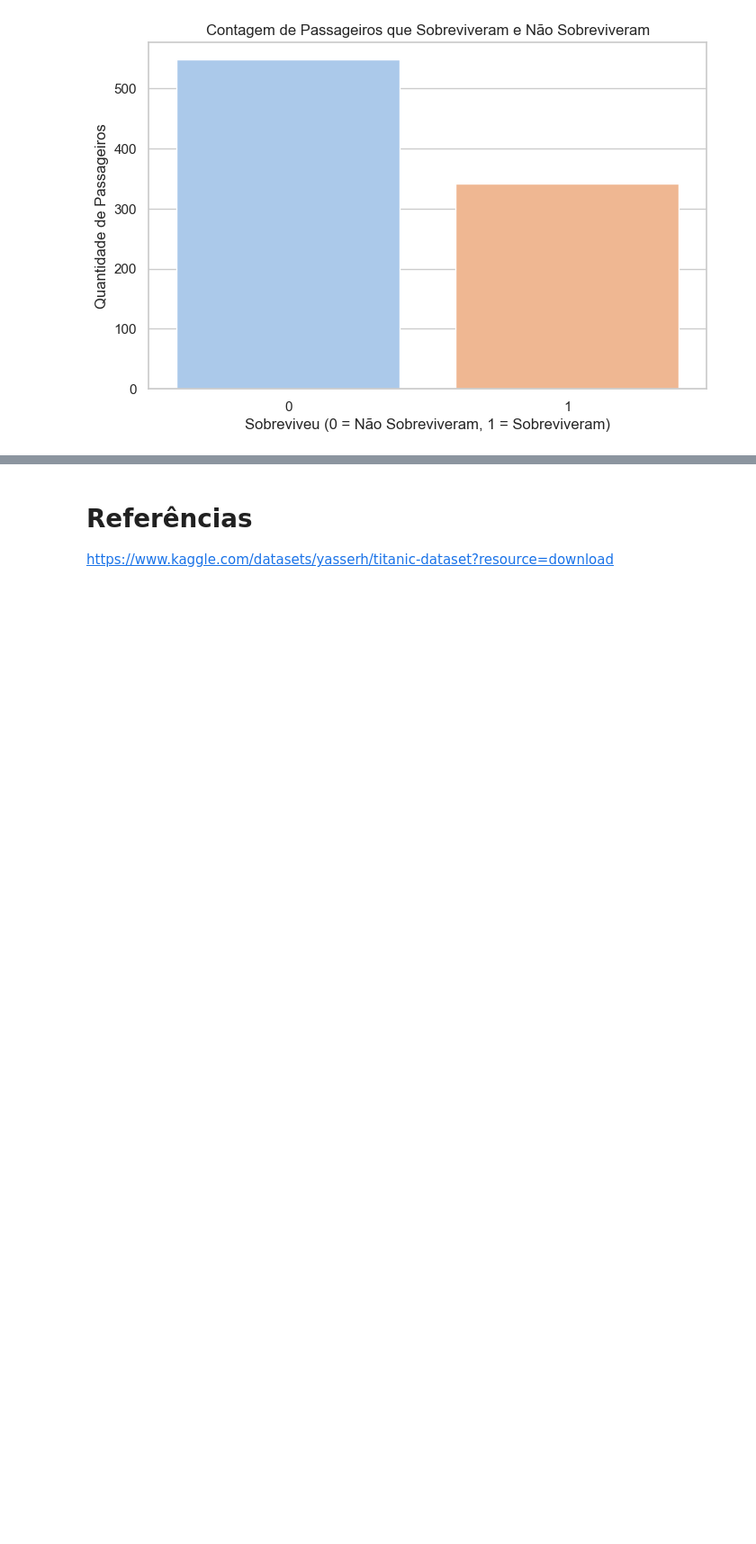
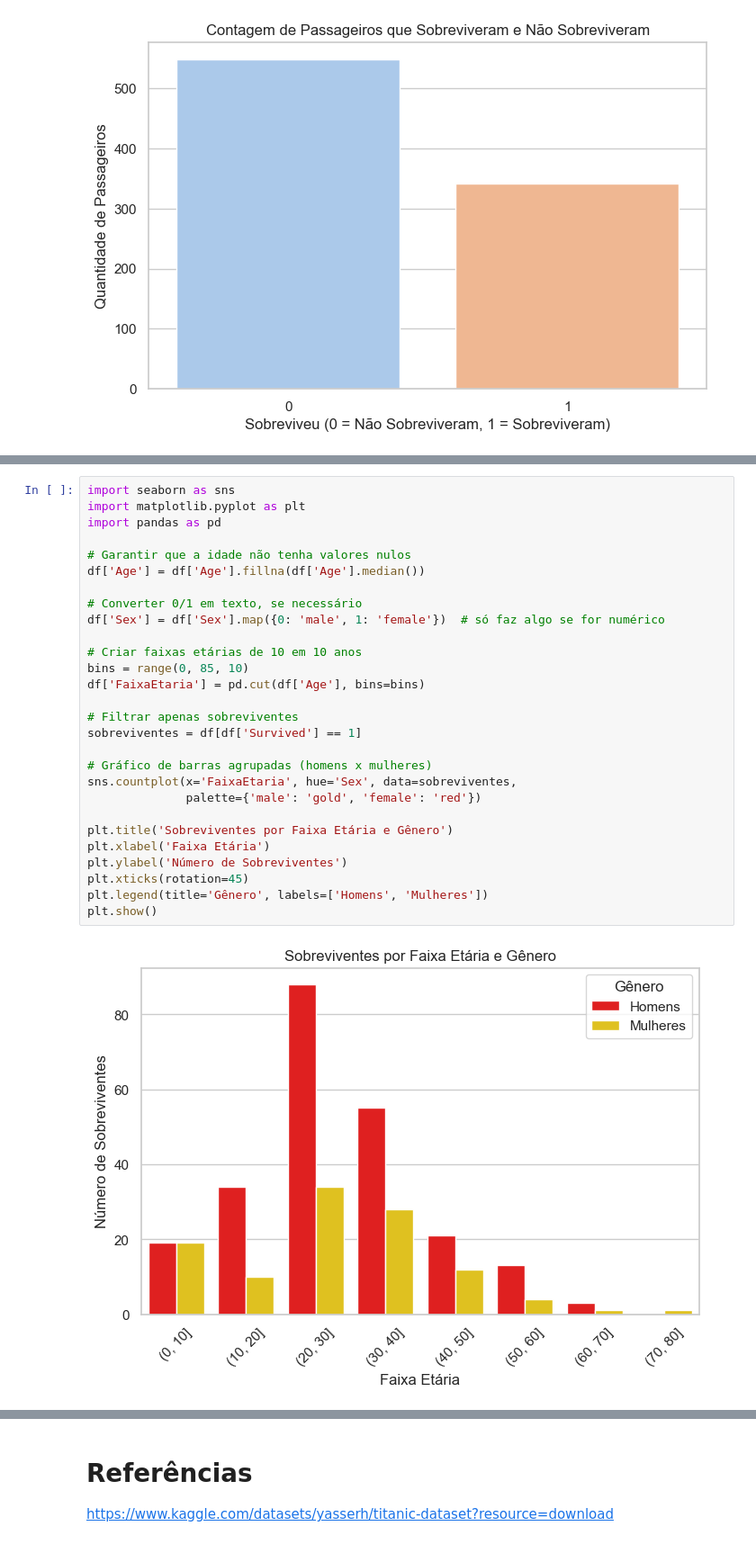
Before and after one commit to Mayk-Gabriel/Mayk, a Jupyter notebook: Pre-processamento de dados titanic.ipynb, the cells around one changed output, grey strips where cells are left out. Shown at 90% size. Cells and saved outputs as stored; diff of their text form; blank space fills up the shorter version.

```diff
--- a/Pre-processamento de dados titanic.ipynb
+++ b/Pre-processamento de dados titanic.ipynb
@@ -118,0 +196,30 @@ Passing `palette` without assigning `hue` is deprecated and will be removed in v
+# %%
+import seaborn as sns
+import matplotlib.pyplot as plt
+import pandas as pd
+
+# Garantir que a idade não tenha valores nulos
+df['Age'] = df['Age'].fillna(df['Age'].median())
+
+# Converter 0/1 em texto, se necessário
+df['Sex'] = df['Sex'].map({0: 'male', 1: 'female'})  # só faz algo se for numérico
+
+# Criar faixas etárias de 10 em 10 anos
+bins = range(0, 85, 10)
+df['FaixaEtaria'] = pd.cut(df['Age'], bins=bins)
+
+# Filtrar apenas sobreviventes
+sobreviventes = df[df['Survived'] == 1]
+
+# Gráfico de barras agrupadas (homens x mulheres)
+sns.countplot(x='FaixaEtaria', hue='Sex', data=sobreviventes,
+              palette={'male': 'gold', 'female': 'red'})
+
+plt.title('Sobreviventes por Faixa Etária e Gênero')
+plt.xlabel('Faixa Etária')
+plt.ylabel('Número de Sobreviventes')
+plt.xticks(rotation=45)
+plt.legend(title='Gênero', labels=['Homens', 'Mulheres'])
+plt.show()
+# %% [output]
+[figure, added]
```
Also changed, not shown: parts of 23 cells of this notebook.
